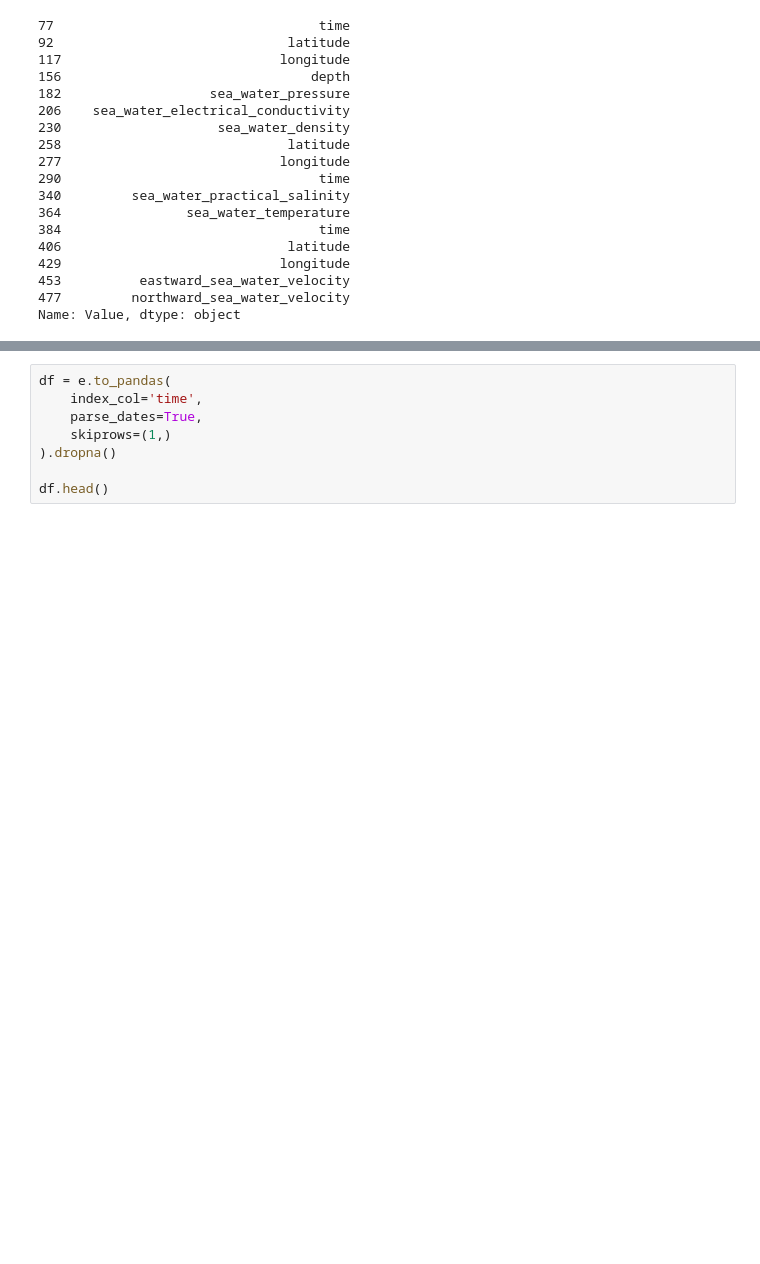
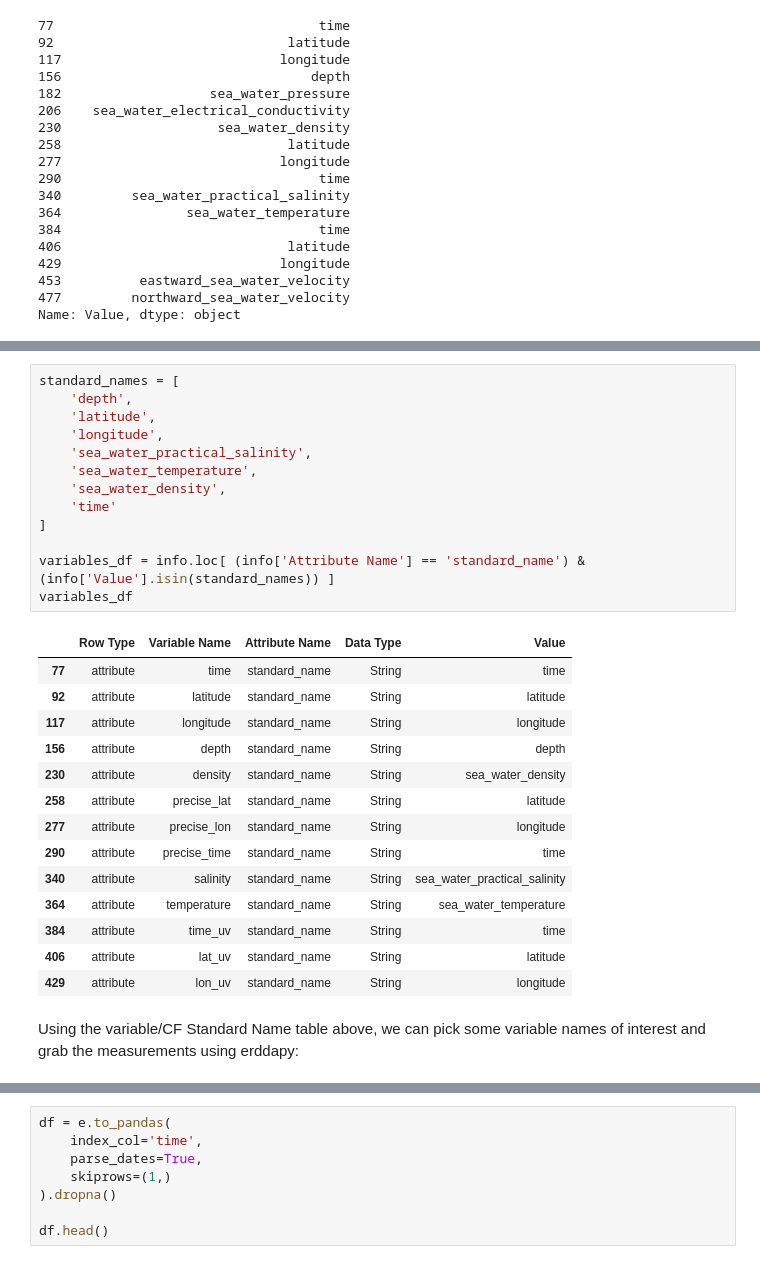
Before and after one commit to mwengren/GCOOS_meeting, a Jupyter notebook: erddapy-example.ipynb, the cells around one changed output, grey strips where cells are left out. Saved outputs shown, nothing was run; the diff lists cells and outputs as text; blank space fills up the shorter version.

```diff
--- a/erddapy-example.ipynb
+++ b/erddapy-example.ipynb
@@ -107,3 +181,33 @@ Name: Value, dtype: object
+# %%
+standard_names = [
+    'depth',
+    'latitude',
+    'longitude',
+    'sea_water_practical_salinity',
+    'sea_water_temperature',
+    'sea_water_density',
+    'time'
+]
+
+variables_df = info.loc[ (info['Attribute Name'] == 'standard_name') & (info['Value'].isin(standard_names)) ]
+variables_df
+# %% [output]
+|  | Row Type | Variable Name | Attribute Name | Data Type | Value |
+| 77 | attribute | time | standard_name | String | time |
+| 92 | attribute | latitude | standard_name | String | latitude |
+| 117 | attribute | longitude | standard_name | String | longitude |
+| 156 | attribute | depth | standard_name | String | depth |
+| 230 | attribute | density | standard_name | String | sea_water_density |
+| 258 | attribute | precise_lat | standard_name | String | latitude |
+| 277 | attribute | precise_lon | standard_name | String | longitude |
+| 290 | attribute | precise_time | standard_name | String | time |
+| 340 | attribute | salinity | standard_name | String | sea_water_practical_salinity |
+| 364 | attribute | temperature | standard_name | String | sea_water_temperature |
+| 384 | attribute | time_uv | standard_name | String | time |
+| 406 | attribute | lat_uv | standard_name | String | latitude |
+| 429 | attribute | lon_uv | standard_name | String | longitude |
+# %% [markdown]
+Using the variable/CF Standard Name table above, we can pick some variable names of interest and grab the measurements using erddapy:
 # %%
 variables = [
  'depth',
```
Also changed, not shown: parts of 19 cells of this notebook.
